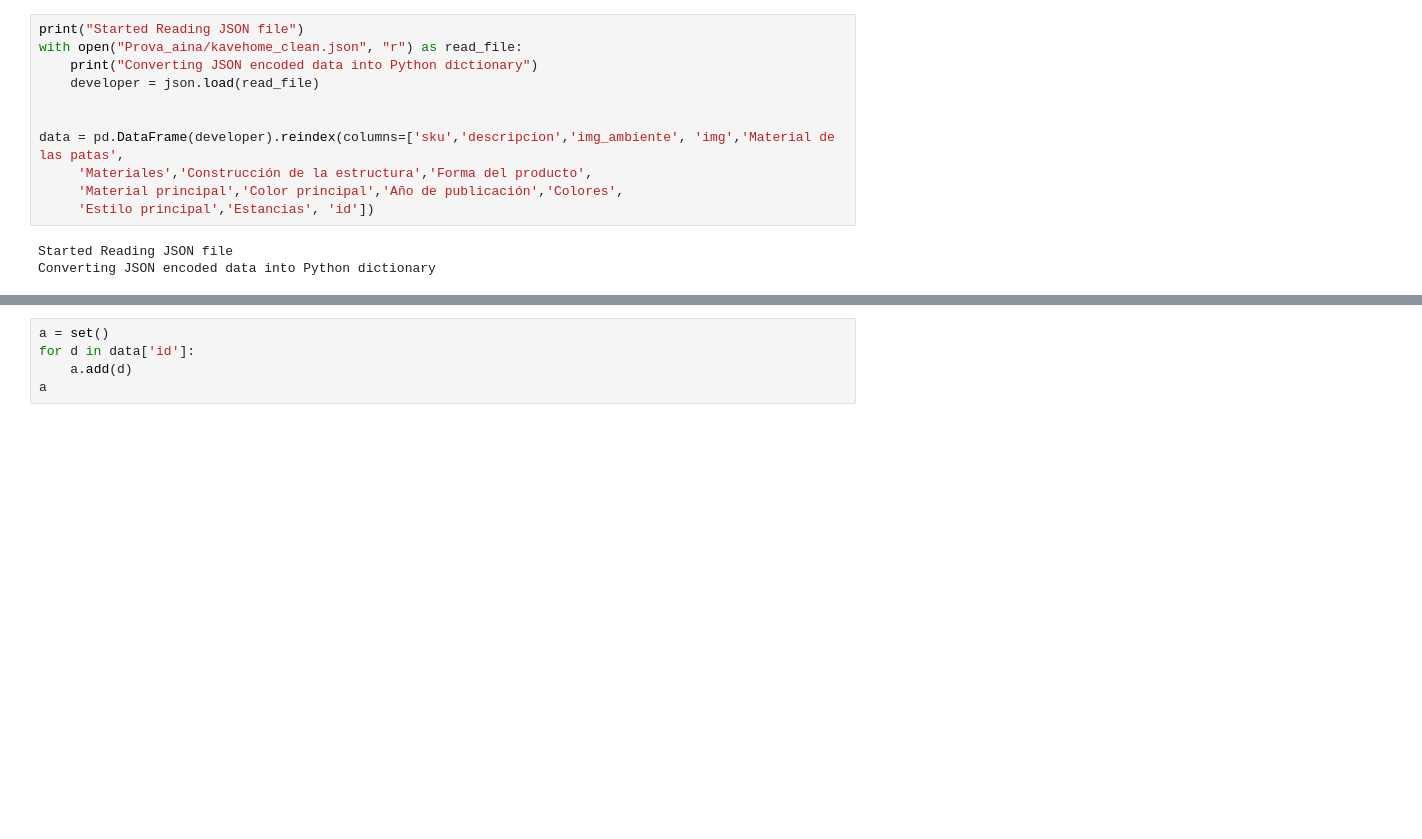
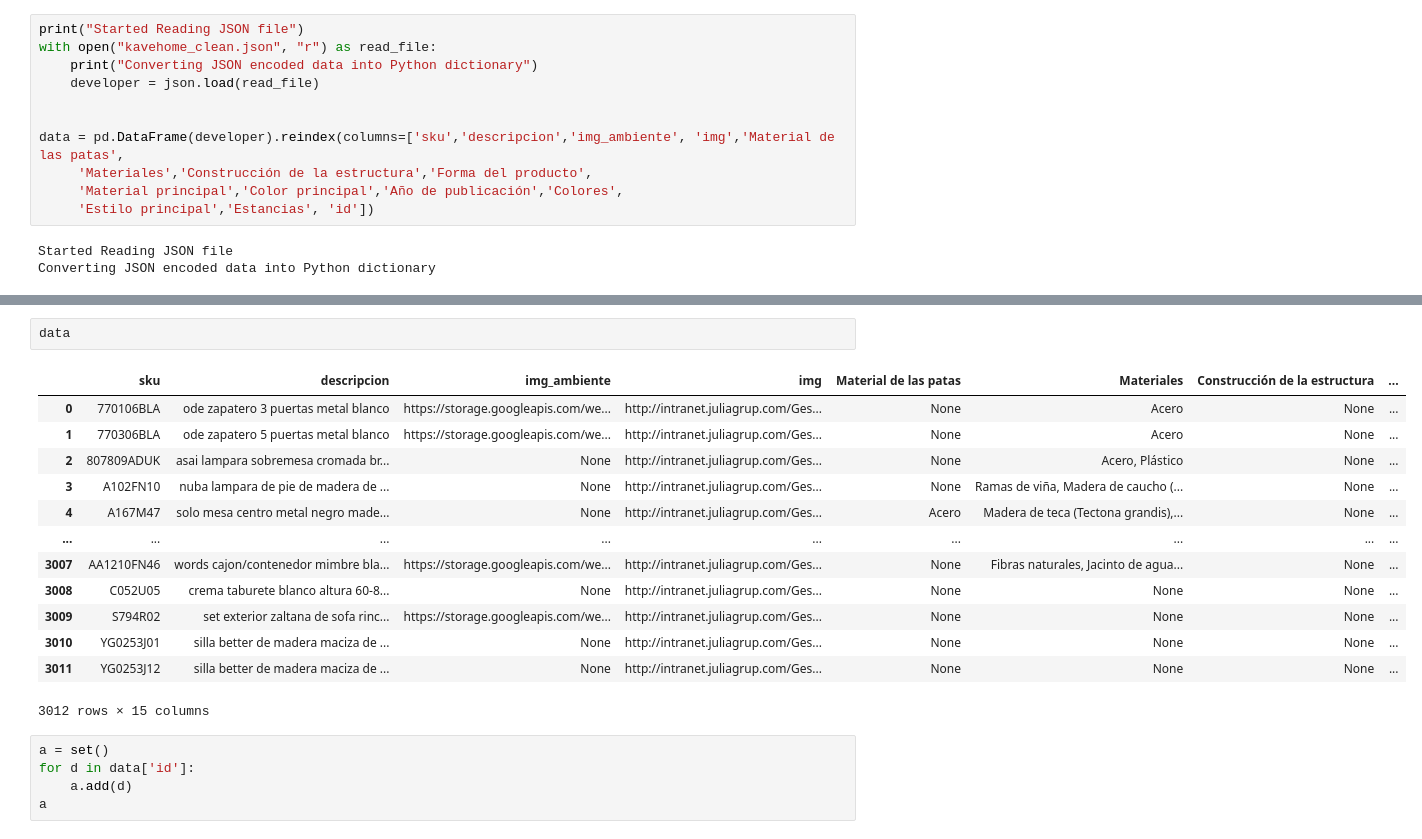
Before and after one commit to luisgogu/Trend-Analytics, a Jupyter notebook: Data Kave/read_cleanData_Aina.ipynb, the cells around one changed output, grey strips where cells are left out. Saved outputs shown, nothing was run; the diff lists cells and outputs as text; blank space fills up the shorter version.

```diff
--- a/Data Kave/read_cleanData_Aina.ipynb
+++ b/Data Kave/read_cleanData_Aina.ipynb
@@ -5,7 +5,7 @@ import pickle
 import numpy as np
 # %%
 print("Started Reading JSON file")
-with open("Prova_aina/kavehome_clean.json", "r") as read_file:
+with open("kavehome_clean.json", "r") as read_file:
     print("Converting JSON encoded data into Python dictionary")
     developer = json.load(read_file)
 
@@ -40,3 +20,19 @@ data[data['id'] == 'MUEBLE']
+# %%
+data
+# %% [output]
+|  | sku | descripcion | img_ambiente | img | Material de las patas | Materiales | Construcción de la estructura | ... |
+| 0 | 770106BLA | ode zapatero 3 puertas metal blanco | https://storage.googleapis.com/we... | http://intranet.juliagrup.com/Ges... | None | Acero | None | ... |
+| 1 | 770306BLA | ode zapatero 5 puertas metal blanco | https://storage.googleapis.com/we... | http://intranet.juliagrup.com/Ges... | None | Acero | None | ... |
+| 2 | 807809ADUK | asai lampara sobremesa cromada br... | None | http://intranet.juliagrup.com/Ges... | None | Acero, Plástico | None | ... |
+| 3 | A102FN10 | nuba lampara de pie de madera de ... | None | http://intranet.juliagrup.com/Ges... | None | Ramas de viña, Madera de caucho (... | None | ... |
+| 4 | A167M47 | solo mesa centro metal negro made... | None | http://intranet.juliagrup.com/Ges... | Acero | Madera de teca (Tectona grandis),... | None | ... |
+| ... | ... | ... | ... | ... | ... | ... | ... | ... |
+| 3007 | AA1210FN46 | words cajon/contenedor mimbre bla... | https://storage.googleapis.com/we... | http://intranet.juliagrup.com/Ges... | None | Fibras naturales, Jacinto de agua... | None | ... |
+| 3008 | C052U05 | crema taburete blanco altura 60-8... | None | http://intranet.juliagrup.com/Ges... | None | None | None | ... |
+| 3009 | S794R02 | set exterior zaltana de sofa rinc... | https://storage.googleapis.com/we... | http://intranet.juliagrup.com/Ges... | None | None | None | ... |
+| 3010 | YG0253J01 | silla better de madera maciza de ... | None | http://intranet.juliagrup.com/Ges... | None | None | None | ... |
+| 3011 | YG0253J12 | silla better de madera maciza de ... | None | http://intranet.juliagrup.com/Ges... | None | None | None | ... |
+3012 rows × 15 columns
 # %%
 a = set()
 for d in data['id']:
```
Also changed, not shown: parts of 2 cells of this notebook, 4 other files.
